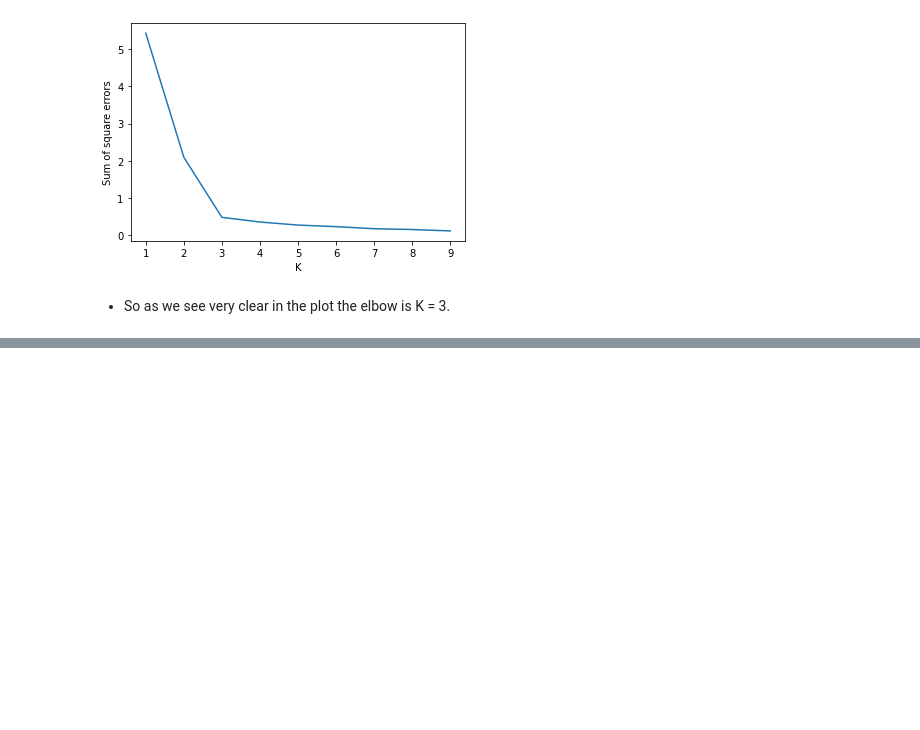
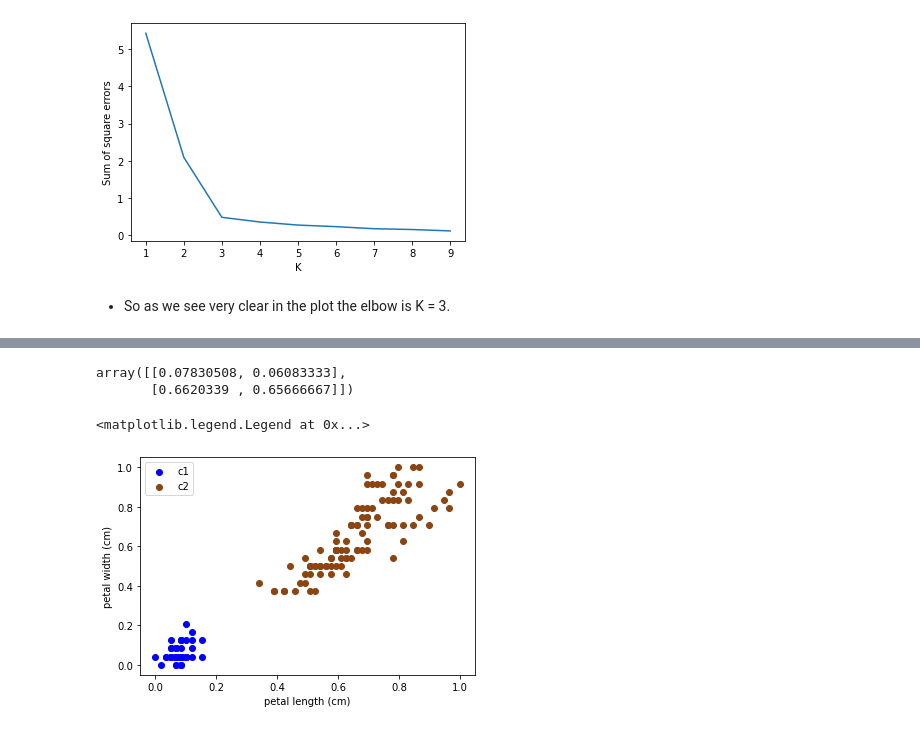
Before and after one commit to mujtabaSultani01/Machine_Learning, a Jupyter notebook: K-Means Algorithm_13/K-Means (ML-13).ipynb, the cells around one changed output, grey strips where cells are left out. Saved outputs shown, nothing was run; the diff lists cells and outputs as text; code cells hidden in the pictures; blank space fills up the shorter version.

```diff
--- a/K-Means Algorithm_13/K-Means (ML-13).ipynb
+++ b/K-Means Algorithm_13/K-Means (ML-13).ipynb
@@ -229,0 +342,5 @@ plt.plot(k_range, sse)
+# %%
+# Second feature scalling in range [0,1]
+scaller.fit(df[["petal width (cm)"]])
+df["petal width (cm)"] = scaller.transform(df[["petal width (cm)"]])
+df.head()
@@ -229,0 +354,5 @@ plt.plot(k_range, sse)
+# %%
+# Now we need to train the KMeans algorithm using the scalled dataset again:
+kme1 = KMeans(n_clusters = 2)
+ye1_predicted_new = kme1.fit_predict(df[["petal length (cm)", "petal width (cm)"]])
+ye1_predicted_new
@@ -229,0 +367,4 @@ plt.plot(k_range, sse)
+# %%
+# Now let's drop the prebious assigned 'cluster' columns:
+df.drop(["cluster"], axis = "columns", inplace = True)
+df
@@ -229,0 +385,4 @@ plt.plot(k_range, sse)
+# %%
+# Now let's add the new generated clusters again:
+df["cluster"] = ye1_predicted_new
+df.head()
@@ -229,0 +396,21 @@ plt.plot(k_range, sse)
+# %%
+# To checke the cenctroids:
+kme1.cluster_centers_
+# %% [output]
+array([[0.07830508, 0.06083333],
+       [0.6620339 , 0.65666667]])
+# %%
+# Now the model is trained using scalled dataset. So let's again plot the clusters:
+
+df1 = df[df.cluster == 0]
+df2 = df[df.cluster == 1]
+
+c1 = plt.scatter(df1["petal length (cm)"], df1["petal width (cm)"], color = "blue")
+c2 = plt.scatter(df2["petal length (cm)"], df2["petal width (cm)"], color = "SaddleBrown")
+
+plt.xlabel("petal length (cm)")
+plt.ylabel("petal width (cm)")
+plt.legend([c1, c2], ['c1','c2'])
+# %% [output]
+<matplotlib.legend.Legend at 0x...>
+[figure, added]
```
Also changed, not shown: parts of 25 cells of this notebook.
